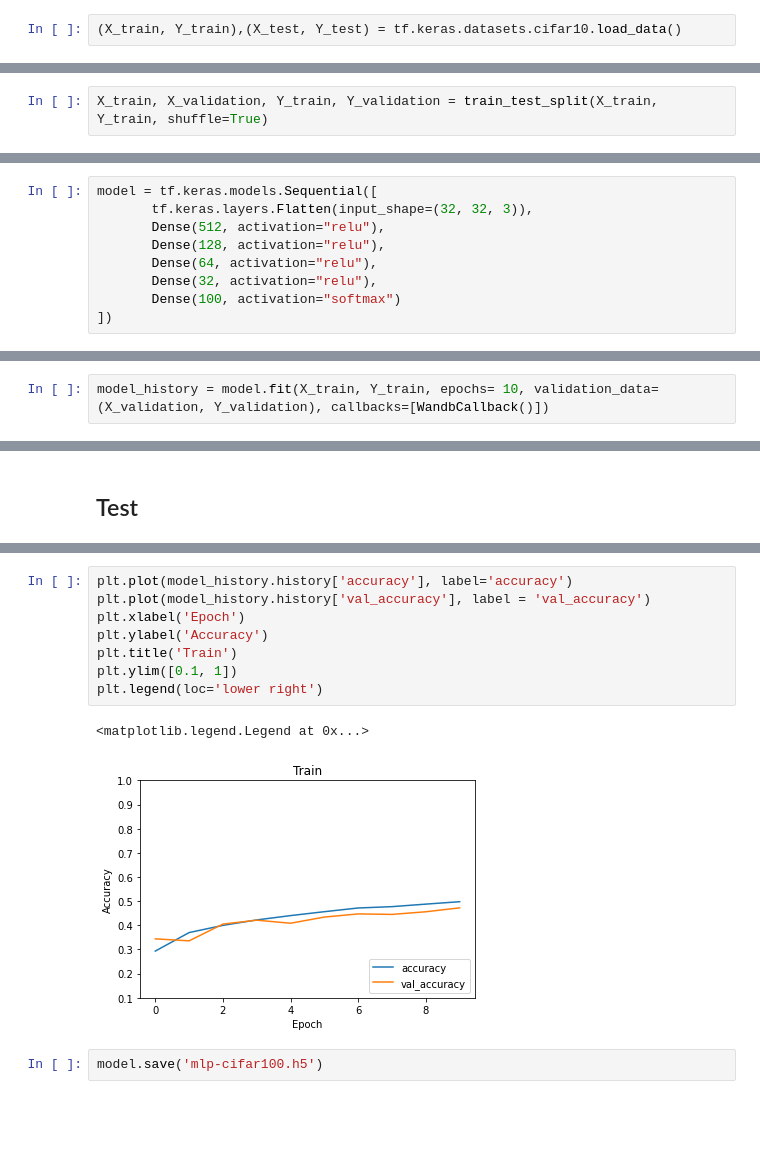
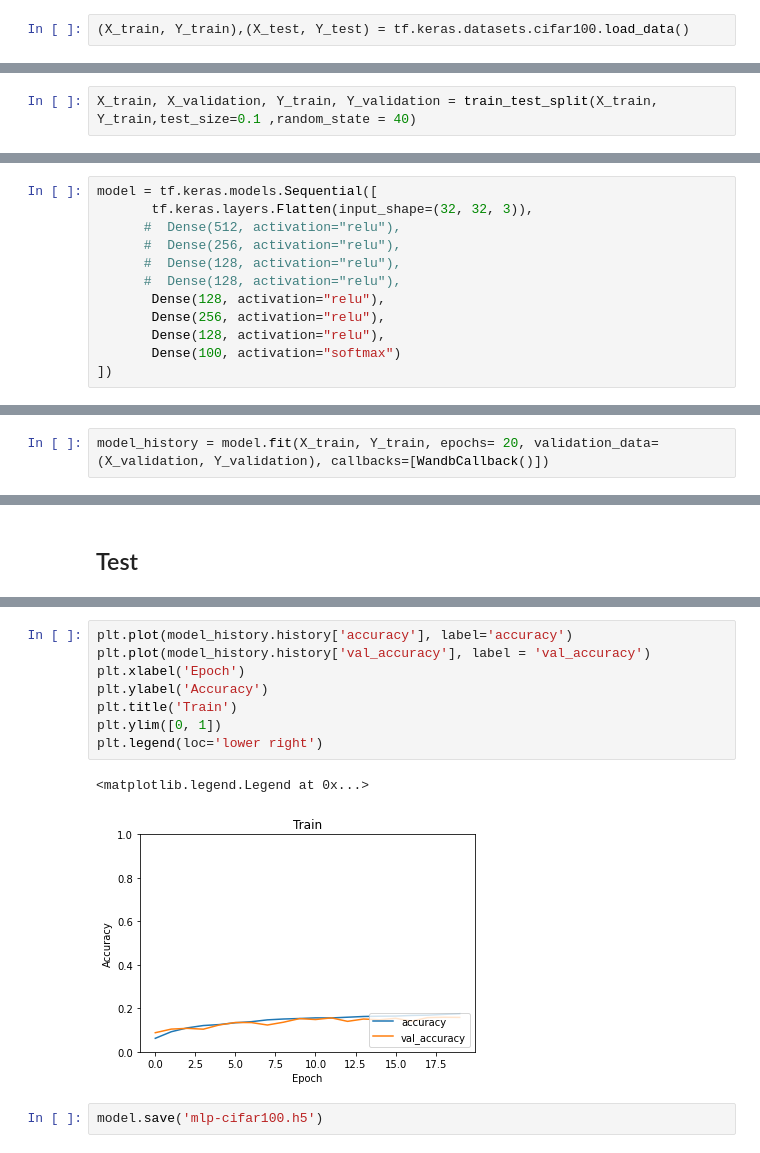
Before and after one commit to Ebadi-Fereshteh/Deep-Learning, a Jupyter notebook: Compare MLP vs CNN/cifar100/cifar100_mlp_cnn.ipynb, the cells around one changed output, grey strips where cells are left out. Cells and saved outputs as stored; diff of their text form; blank space fills up the shorter version.

```diff
--- a/Compare MLP vs CNN/cifar100/cifar100_mlp_cnn.ipynb
+++ b/Compare MLP vs CNN/cifar100/cifar100_mlp_cnn.ipynb
@@ -18,7 +27,7 @@ wandb.init(project= "MLP cifar100")
 config = wandb.config
 config.learning_rate = 0.001
 # %%
-(X_train, Y_train),(X_test, Y_test) = tf.keras.datasets.cifar10.load_data()
+(X_train, Y_train),(X_test, Y_test) = tf.keras.datasets.cifar100.load_data()
 # %%
 # Normalize pixel values to be between 0 and 1
 X_train, X_test = X_train / 255.0 , X_test / 255.0
@@ -42,14 +51,17 @@ plt.show()
 # %%
-X_train, X_validation, Y_train, Y_validation = train_test_split(X_train, Y_train, shuffle=True)
+X_train, X_validation, Y_train, Y_validation = train_test_split(X_train, Y_train,test_size=0.1 ,random_state = 40)
 # %% [markdown]
 ### MLP Model
 # %%
 model = tf.keras.models.Sequential([
        tf.keras.layers.Flatten(input_shape=(32, 32, 3)),
-       Dense(512, activation="relu"),
+      #  Dense(512, activation="relu"),
+      #  Dense(256, activation="relu"),
+      #  Dense(128, activation="relu"),
+      #  Dense(128, activation="relu"),
        Dense(128, activation="relu"),
-       Dense(64, activation="relu"),
-       Dense(32, activation="relu"),
+       Dense(256, activation="relu"),
+       Dense(128, activation="relu"),
        Dense(100, activation="softmax")
 ])
 # %%
@@ -59,5 +71,5 @@ model.compile(optimizer= tf.keras.optimizers.Adam(learning_rate= config.learning
 # %% [markdown]
 ## Train
 # %%
-model_history = model.fit(X_train, Y_train, epochs= 10, validation_data=(X_validation, Y_validation), callbacks=[WandbCallback()])
+model_history = model.fit(X_train, Y_train, epochs= 20, validation_data=(X_validation, Y_validation), callbacks=[WandbCallback()])
 # %% [output]
@@ -91,14 +100,14 @@ model.evaluate(X_test, Y_test)
 # %%
 plt.plot(model_history.history['accuracy'], label='accuracy')
 plt.plot(model_history.history['val_accuracy'], label = 'val_accuracy')
 plt.xlabel('Epoch')
 plt.ylabel('Accuracy')
 plt.title('Train')
-plt.ylim([0.1, 1])
+plt.ylim([0, 1])
 plt.legend(loc='lower right')
 # %% [output]
 <matplotlib.legend.Legend at 0x...>
-[figure, old version]
+[figure, new version]
 # %%
 model.save('mlp-cifar100.h5')
 # %% [markdown]
```
Also changed, not shown: parts of 8 cells of this notebook.
